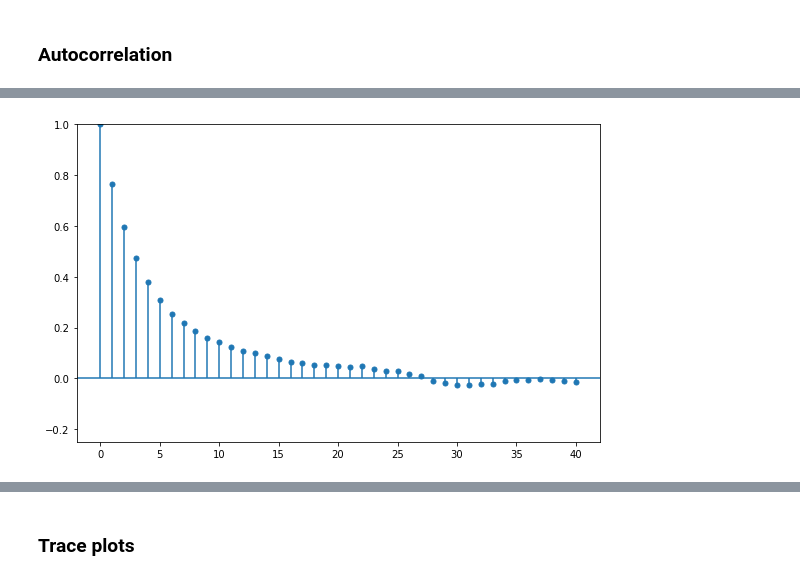
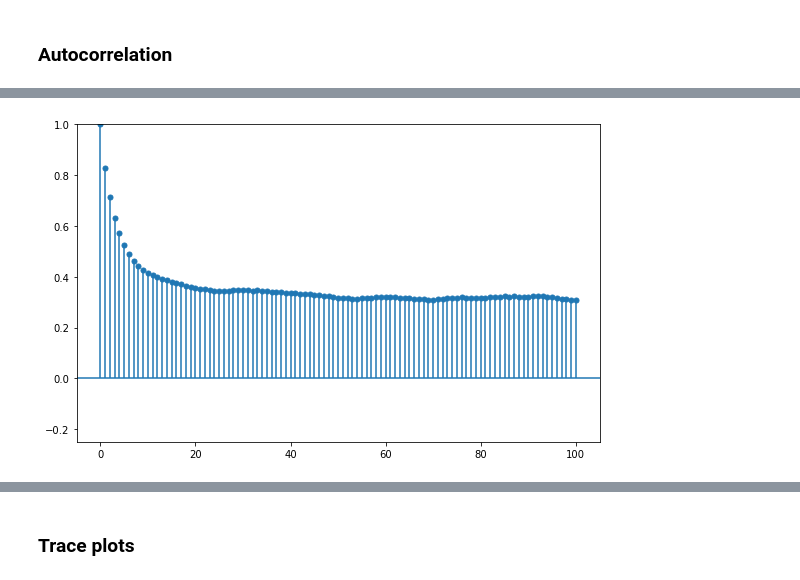
Before and after one commit to seiji594/baysis, a Jupyter notebook: notebooks/params_inference_lp.ipynb, the cells around one changed output, grey strips where cells are left out. Drawn from its saved outputs; the diff is of its cells as text; code cells hidden in the pictures.

```diff
--- a/notebooks/params_inference_lp.ipynb
+++ b/notebooks/params_inference_lp.ipynb
@@ -73,13 +74,13 @@ To run the simulation we need to provide the initial sample $\mathbf{x}_0$ to st
 # %%
 n_iter_ehmm = 10000
 x_init = np.zeros((n, T))
-seeds = np.array([5], dtype=int)
-scales_ehmm = np.array([0.05, 0.2])
+seeds = np.array([2, 10, 100, 1e4, 1e5], dtype=int)
+scales_ehmm = np.array([0.05, 0.2, 0.04, 0.005])
 reverse = False
 simulation_ehmm = SimulationSpec(n_iter_ehmm, seeds, x_init, scaling=scales_ehmm, reverse=reverse)
 # %%
 # Simulation with EHMM sampler
-ehmm_session_name = f"paramtest_ehmm50_noreverse_lp"
+ehmm_session_name = f"lp_paramsampl_ehmm50_noreverse"
 mcmc_ehmm_lp = MCMCsession(ehmm_session_name)
 if mcmc_ehmm_lp.hasResults():
     mcmc_ehmm_lp.loadResults()
@@ -109,4 +112,9 @@ ehmm_samples = mcmc_ehmm_lp.get_samples(ehmm_burnin)
+# %%
+nsamples = (1 + reverse) * (n_iter_ehmm + 1)
+ehmm_burnin = int(0.2 * nsamples)  # As we're inferring teh parameters we expect the slower convergence and hence take higher burnin
+psamples = mcmc_ehmm_lp.getParamSamples(ehmm_burnin, params_names)
+ehmm_samples = mcmc_ehmm_lp.getSamples(ehmm_burnin)
 # %%
-ac_ehmm = getACF(mcmc_ehmm_lp.samples, ehmm_samples)
+ac_ehmm = getACF(mcmc_ehmm_lp.samples, ehmm_samples, lags=nsamples-1)
 taus_ehmm = 1 + 2 * np.sum(ac_ehmm, axis=2)
 meantaus_ehmm = np.mean(taus_ehmm)
@@ -218,12 +252,9 @@ plt.show();
 # %%
-t = 0
-d = 0
-
 fig, ax = plt.subplots(figsize=(8,5))
-plotACF(ac_ehmm, t, d, ax)
+plotACF(ac_ehmm, t, d, ax, nlags=100)
 ax.set_ylim(-0.25,1)
 plt.tight_layout()
 # plt.savefig(OUTPUTS_PATH/f"acf_ehmm_{t}-{d}_lp.png", dpi=300, format='png')
 plt.show();
 # %% [output]
-[figure, old version]
+[figure, new version]
```
Also changed, not shown: parts of 26 cells of this notebook, 12 other files.
